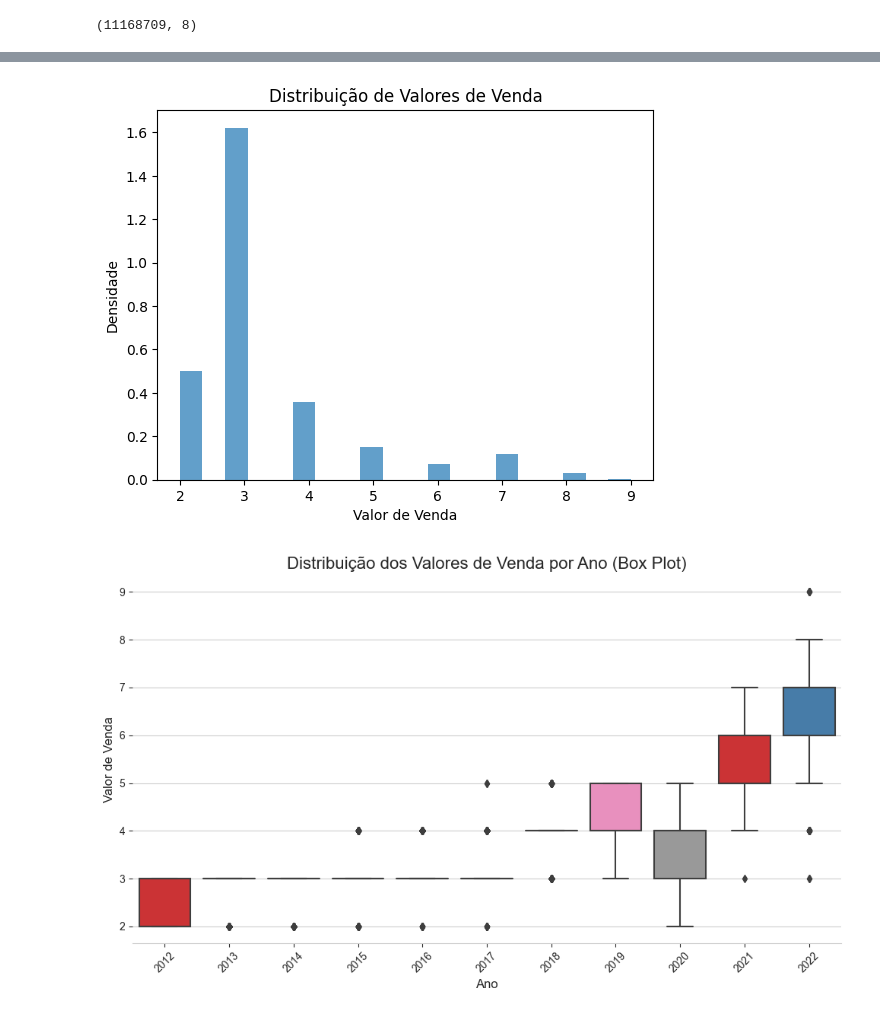
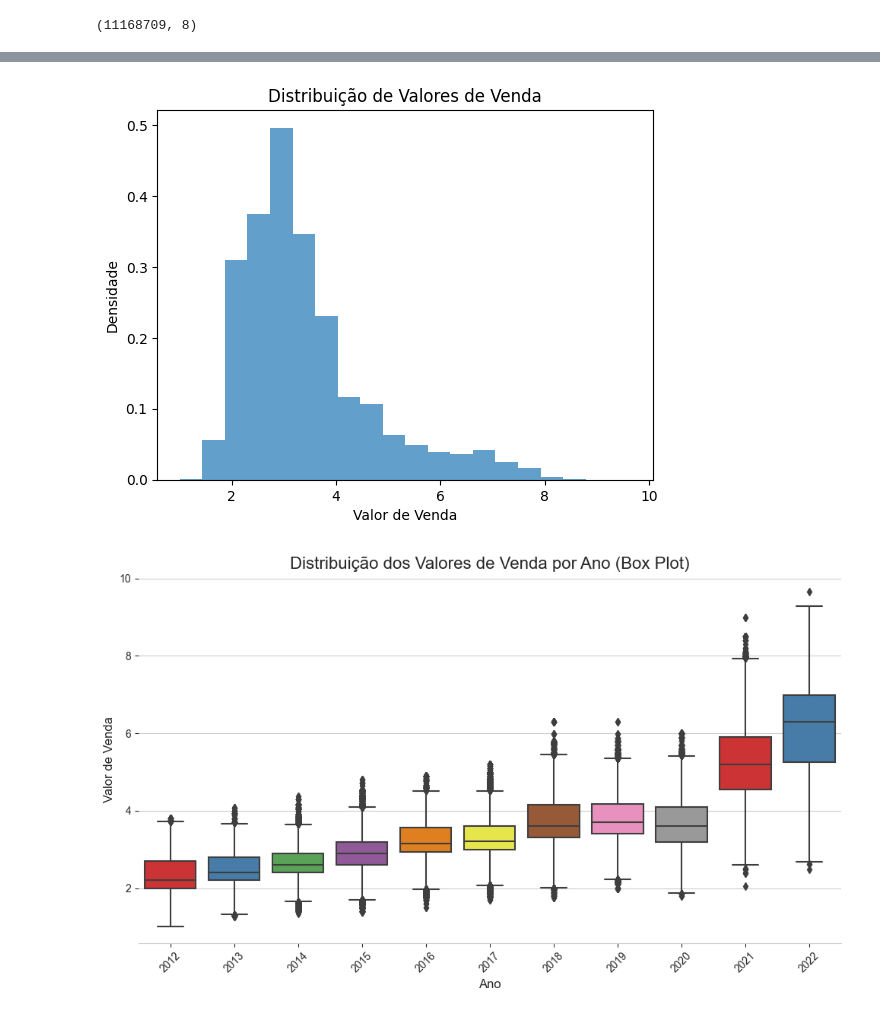
Before and after one commit to Jacksonvieira431/combustiveis_automotivos, a Jupyter notebook: Analise.ipynb, the cells around one changed output, grey strips where cells are left out. Saved outputs shown, nothing was run; the diff lists cells and outputs as text; code cells hidden in the pictures.

```diff
--- a/Analise.ipynb
+++ b/Analise.ipynb
@@ -88,0 +111,3 @@ combustiveis_automotivos_df = combustiveis_automotivos_df.dropna(axis=0)
+# %%
+combustiveis_automotivos_df['Unidade de Medida'] = combustiveis_automotivos_df['Unidade de Medida'].str.replace('R$', '').str.replace('/', '').str.replace(' ', '')
+combustiveis_automotivos_df['Unidade de Medida'] = combustiveis_automotivos_df['Unidade de Medida'].str.replace('litro', 'Litro')
@@ -88,0 +135,2 @@ combustiveis_automotivos_df = combustiveis_automotivos_df.dropna(axis=0)
+# %%
+combustiveis_automotivos_df['Valor de Venda'] = combustiveis_automotivos_df['Valor de Venda'].str.replace(',', '.').astype(float)
@@ -123,9 +199,3 @@ memory usage: 766.9+ MB
 # %%
 formato_data = '%d/%m/%Y'  # Formato dia/mês/ano
 combustiveis_automotivos_df['Data da Coleta'] = pd.to_datetime(combustiveis_automotivos_df['Data da Coleta'], format=formato_data)
-
-# Convertendo a coluna 'Valor de Venda' para float
-combustiveis_automotivos_df['valor_venda'] = combustiveis_automotivos_df['Valor de Venda'].str.replace(',', '.').astype(float)
-
-# Exibindo informações do DataFrame
-combustiveis_automotivos_df.info()
@@ -179,38 +249,34 @@ plt.ylabel('Densidade')
 plt.title('Distribuição de Valores de Venda')
 plt.show()
 # %% [output]
-[figure, old version]
+[figure, new version]
 # %%
-# Limpa a coluna 'Valor de Venda' e converte para float
-combustiveis_automotivos_df['Valor de Venda'] = pd.to_numeric(combustiveis_automotivos_df['Valor de Venda'], errors='coerce')
-
-# Remove linhas com valores ausentes em 'Valor de Venda'
-combustiveis_automotivos_df = combustiveis_automotivos_df.dropna(subset=['Valor de Venda'])
+import seaborn as sns
 
 # Extrai o ano da coluna 'Data da Coleta'
 combustiveis_automotivos_df['Ano'] = combustiveis_automotivos_df['Data da Coleta'].dt.year
 
 # Configuração de estilo Seaborn
 sns.set_style("whitegrid")
 sns.set_palette("Set1")
 
 # Criação do gráfico de box plot
 plt.figure(figsize=(10, 6))
 ax = sns.boxplot(data=combustiveis_automotivos_df, x='Ano', y='Valor de Venda', palette='Set1')
 
 # Título e rótulos
 plt.title('Distribuição dos Valores de Venda por Ano (Box Plot)', fontsize=16)
 plt.xlabel('Ano', fontsize=12)
 plt.ylabel('Valor de Venda', fontsize=12)
 sns.despine(left=True)
 ax.yaxis.tick_left()
 ax.xaxis.tick_bottom()
 plt.xticks(rotation=45, fontsize=10)
 plt.yticks(fontsize=10)
 plt.tight_layout()
 
 # Exibir o gráfico
 plt.show()
 # %% [output]
-[figure, old version]
+[figure, new version]
 # %%
```
Also changed, not shown: parts of 15 cells of this notebook.
